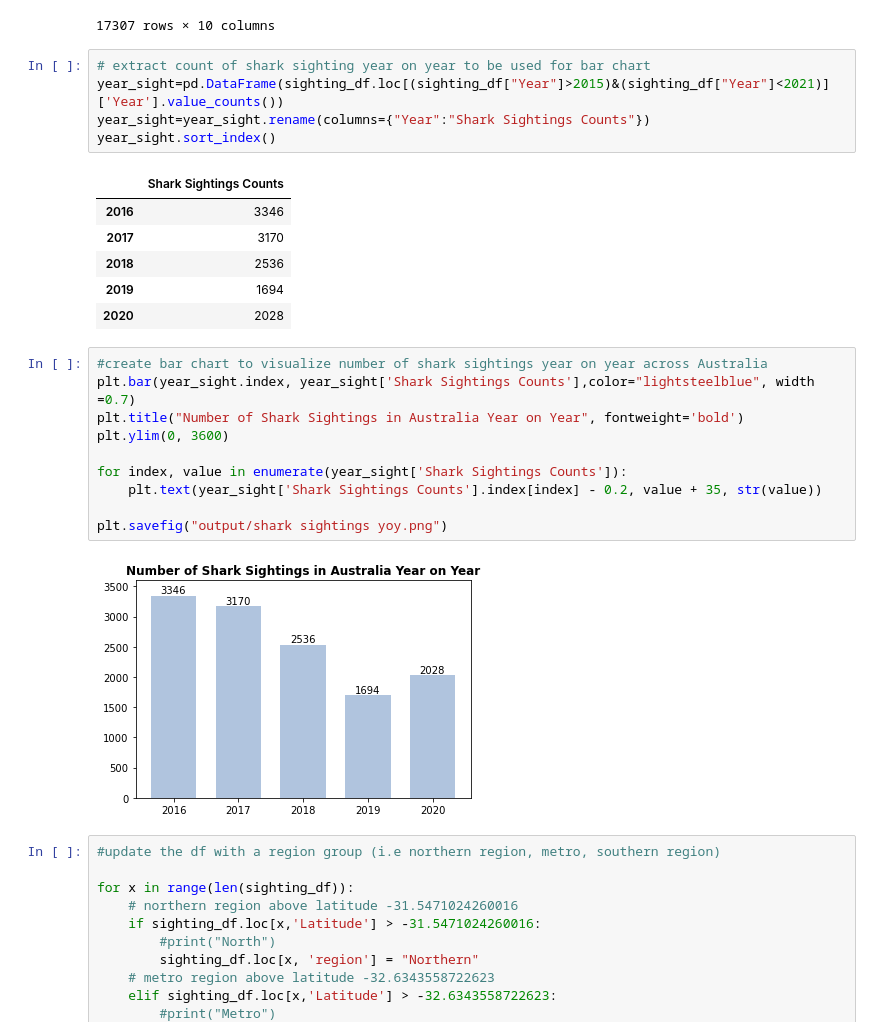
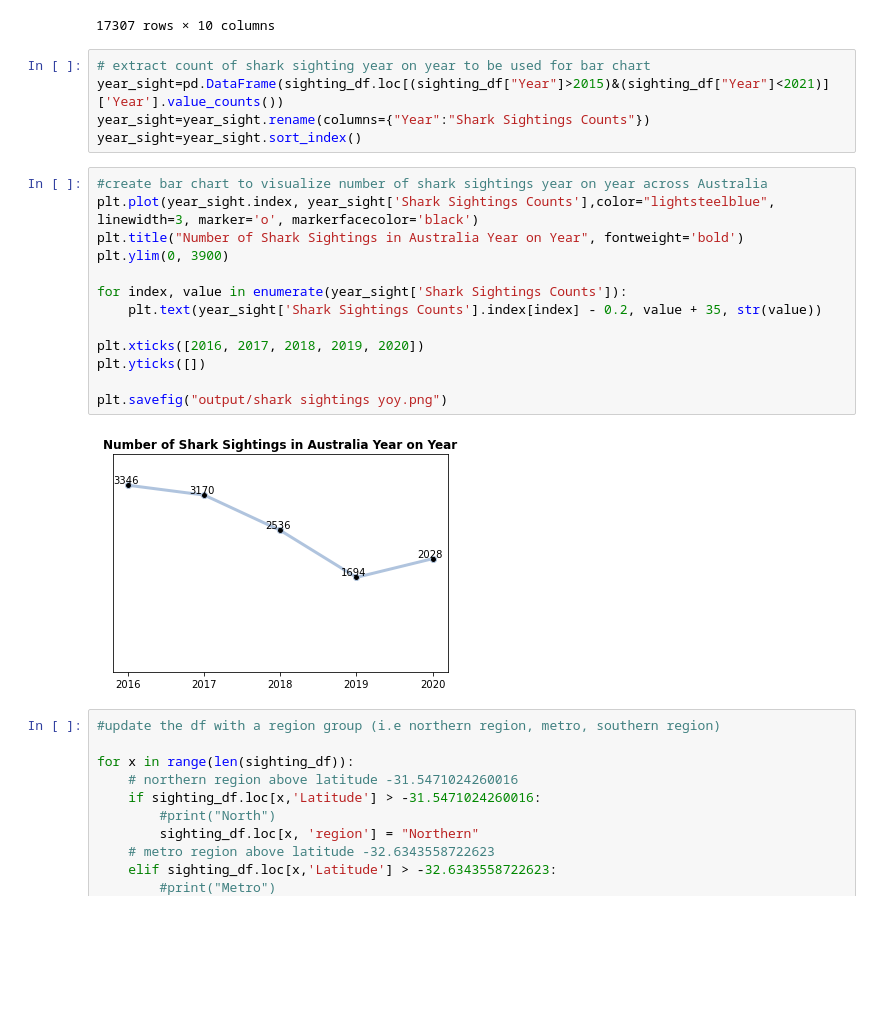
Before and after one commit to CMac-code/Project_Shark, a Jupyter notebook: Kevin's Code/shark_sightings bar yoy.ipynb, the cells around one changed output. Drawn from its saved outputs; the diff is of its cells as text; blank space fills up the shorter version.

```diff
--- a/Kevin's Code/shark_sightings bar yoy.ipynb
+++ b/Kevin's Code/shark_sightings bar yoy.ipynb
@@ -35,26 +35,22 @@ sighting_df
 # extract count of shark sighting year on year to be used for bar chart
 year_sight=pd.DataFrame(sighting_df.loc[(sighting_df["Year"]>2015)&(sighting_df["Year"]<2021)]['Year'].value_counts())
 year_sight=year_sight.rename(columns={"Year":"Shark Sightings Counts"})
-year_sight.sort_index()
+year_sight=year_sight.sort_index()
-# %% [output]
-|  | Shark Sightings Counts |
-| 2016 | 3346 |
-| 2017 | 3170 |
-| 2018 | 2536 |
-| 2019 | 1694 |
-| 2020 | 2028 |
 # %%
 #create bar chart to visualize number of shark sightings year on year across Australia
-plt.bar(year_sight.index, year_sight['Shark Sightings Counts'],color="lightsteelblue", width =0.7)
+plt.plot(year_sight.index, year_sight['Shark Sightings Counts'],color="lightsteelblue", linewidth=3, marker='o', markerfacecolor='black')
 plt.title("Number of Shark Sightings in Australia Year on Year", fontweight='bold')
-plt.ylim(0, 3600)
+plt.ylim(0, 3900)
 
 for index, value in enumerate(year_sight['Shark Sightings Counts']):
     plt.text(year_sight['Shark Sightings Counts'].index[index] - 0.2, value + 35, str(value))
 
+plt.xticks([2016, 2017, 2018, 2019, 2020])
+plt.yticks([])
+
 plt.savefig("output/shark sightings yoy.png")
 # %% [output]
-[figure, old version]
+[figure, new version]
 # %%
 #update the df with a region group (i.e northern region, metro, southern region)
 
```
Also changed, not shown: 6 other files.
